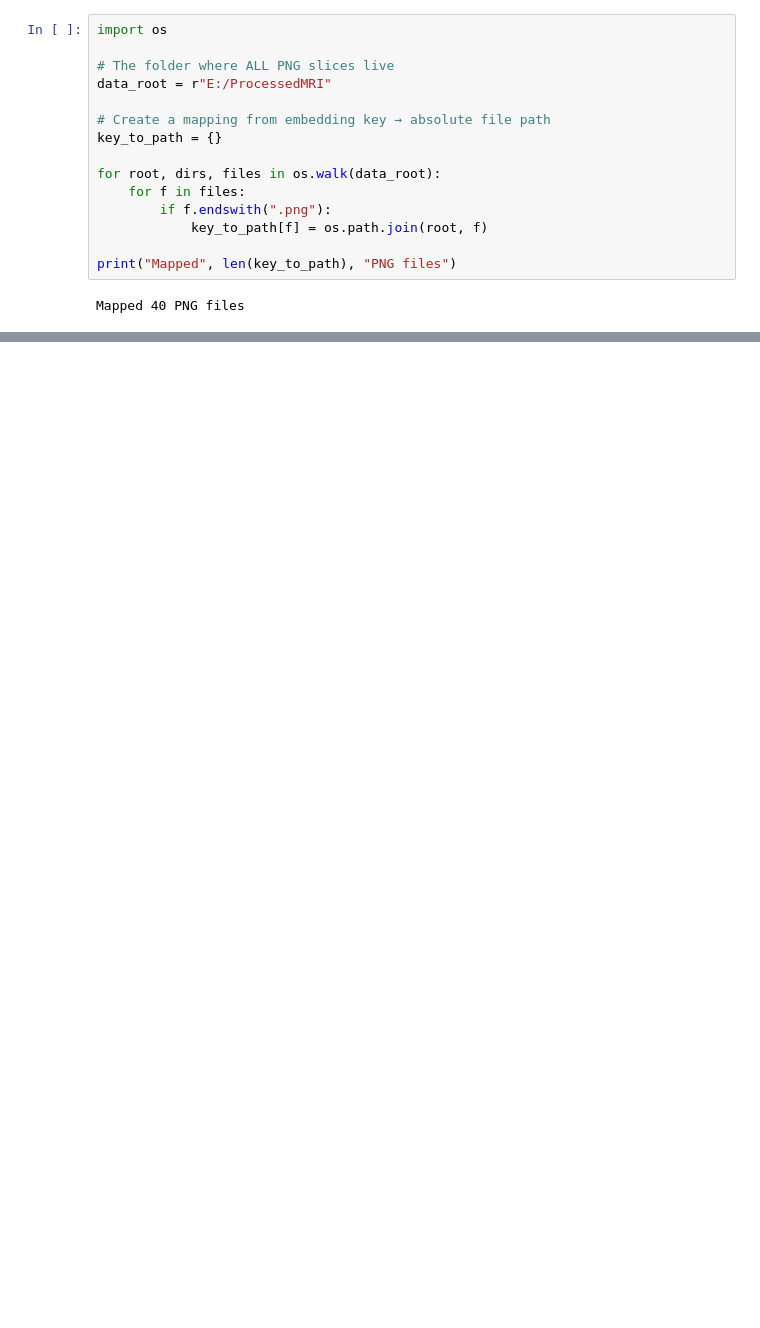
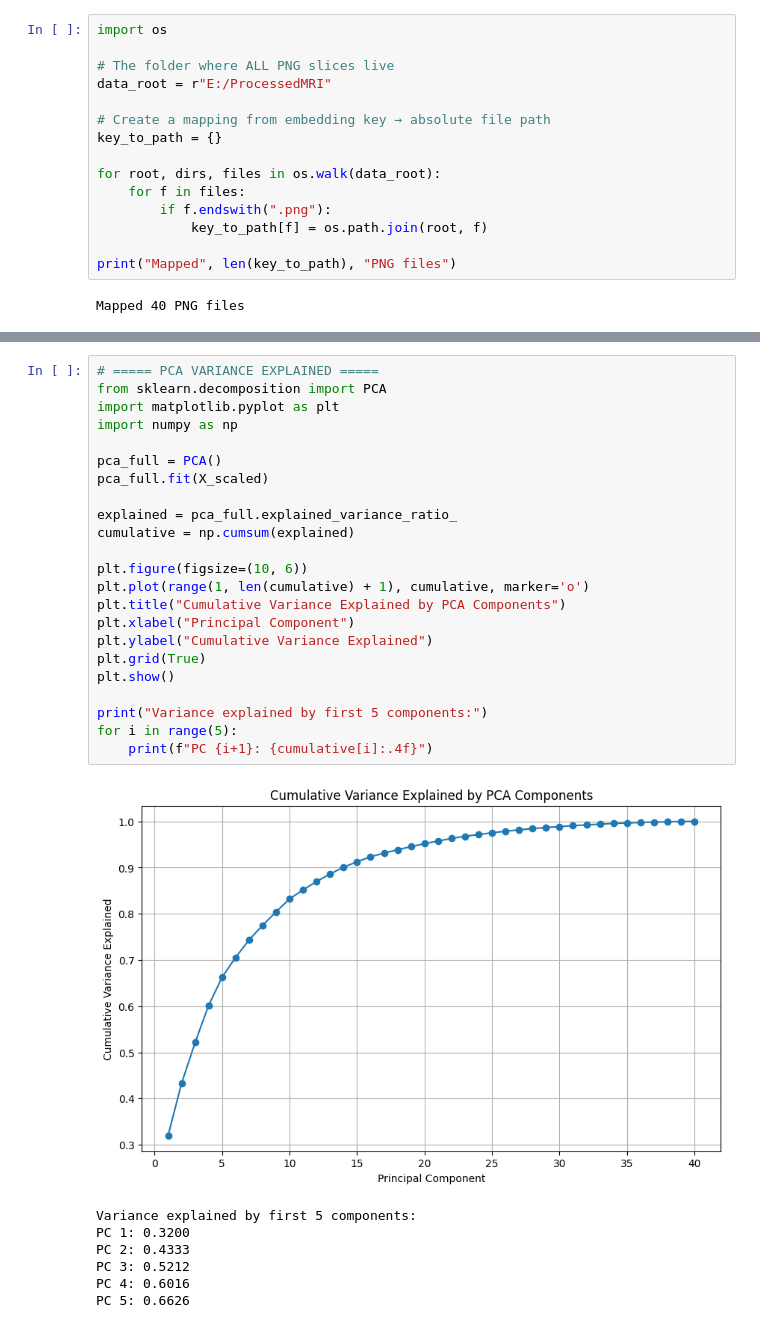
Before and after one commit to Jj111a/ITGC-interim, a Jupyter notebook: notebooks/cluster_mri_embeddings.ipynb, the cells around one changed output, grey strips where cells are left out. Cells and saved outputs as stored; diff of their text form; blank space fills up the shorter version.

```diff
--- a/notebooks/cluster_mri_embeddings.ipynb
+++ b/notebooks/cluster_mri_embeddings.ipynb
@@ -222,0 +235,31 @@ Silhouette Score:           -0.0077
+# %%
+# ===== PCA VARIANCE EXPLAINED =====
+from sklearn.decomposition import PCA
+import matplotlib.pyplot as plt
+import numpy as np
+
+pca_full = PCA()
+pca_full.fit(X_scaled)
+
+explained = pca_full.explained_variance_ratio_
+cumulative = np.cumsum(explained)
+
+plt.figure(figsize=(10, 6))
+plt.plot(range(1, len(cumulative) + 1), cumulative, marker='o')
+plt.title("Cumulative Variance Explained by PCA Components")
+plt.xlabel("Principal Component")
+plt.ylabel("Cumulative Variance Explained")
+plt.grid(True)
+plt.show()
+
+print("Variance explained by first 5 components:")
+for i in range(5):
+    print(f"PC {i+1}: {cumulative[i]:.4f}")
+# %% [output]
+[figure, added]
+Variance explained by first 5 components:
+PC 1: 0.3200
+PC 2: 0.4333
+PC 3: 0.5212
+PC 4: 0.6016
+PC 5: 0.6626
```
Also changed, not shown: parts of 14 cells of this notebook, 3 other files.
